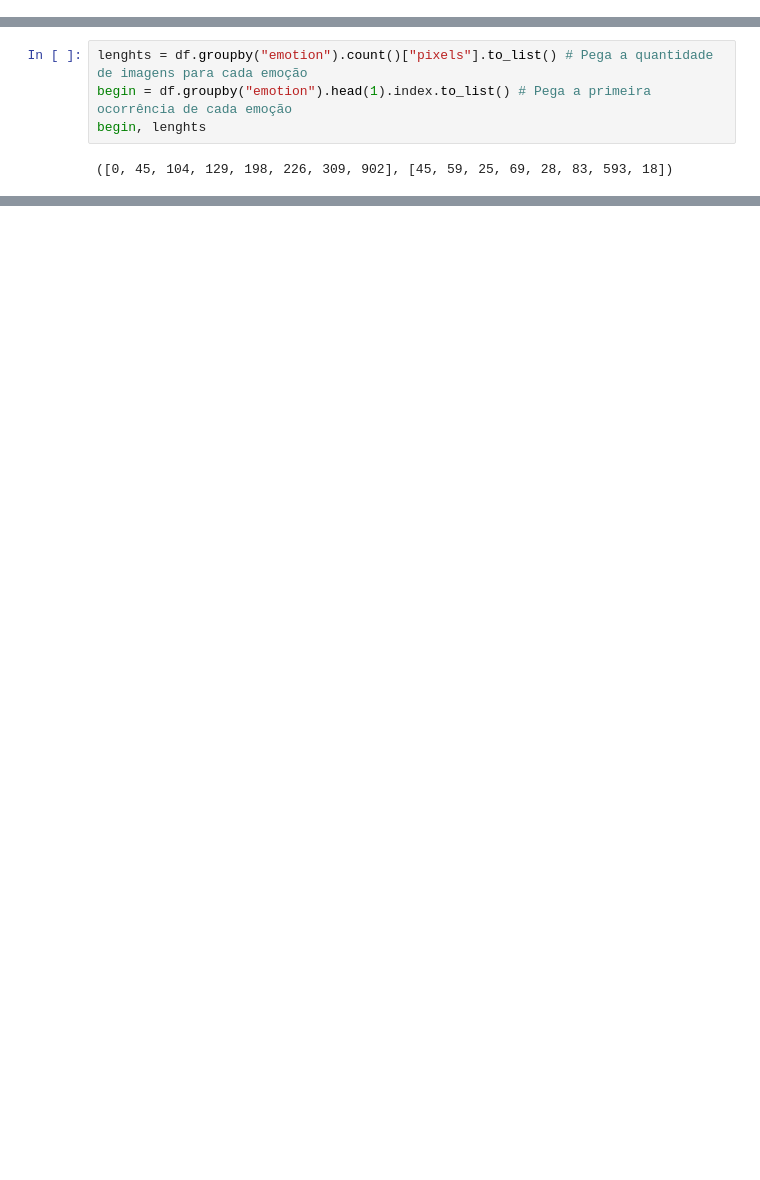
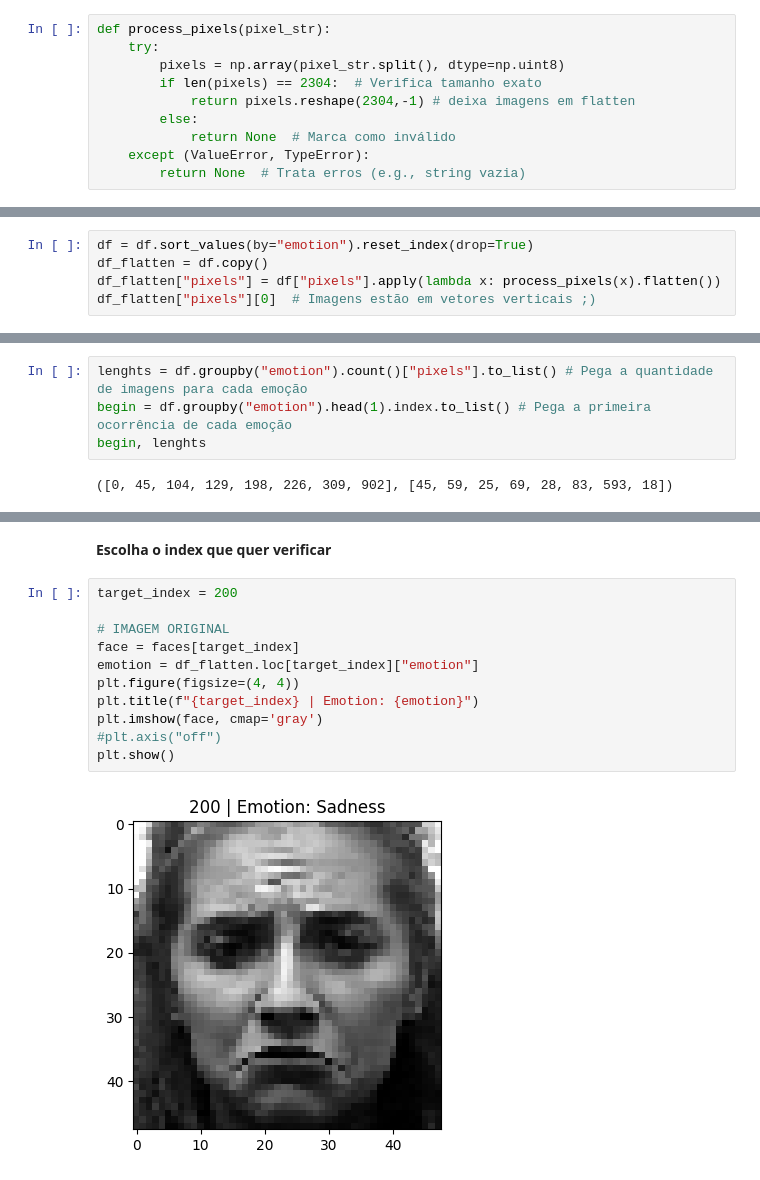
Before and after one commit to mawerneck/Projeto-Final-CoCADa, a Jupyter notebook: script.ipynb, the cells around one changed output, grey strips where cells are left out. Drawn from its saved outputs; the diff is of its cells as text; blank space fills up the shorter version.

```diff
--- a/script.ipynb
+++ b/script.ipynb
@@ -39 +109,11 @@ df["pixels"][0]
+# %%
+def process_pixels(pixel_str):
+    try:
+        pixels = np.array(pixel_str.split(), dtype=np.uint8)
+        if len(pixels) == 2304:  # Verifica tamanho exato
+            return pixels.reshape(2304,-1) # deixa imagens em flatten
+        else:
+            return None  # Marca como inválido
+    except (ValueError, TypeError):
+        return None  # Trata erros (e.g., string vazia)
 # %% [markdown]
@@ -149,0 +121,5 @@ plt.show()
+# %%
+df = df.sort_values(by="emotion").reset_index(drop=True)
+df_flatten = df.copy()
+df_flatten["pixels"] = df["pixels"].apply(lambda x: process_pixels(x).flatten())
+df_flatten["pixels"][0]  # Imagens estão em vetores verticais ;)
@@ -191,0 +175,15 @@ target_index = rd.randint(0, 919)
+# %% [markdown]
+**Escolha o index que quer verificar**
+# %%
+target_index = 200
+
+# IMAGEM ORIGINAL
+face = faces[target_index]
+emotion = df_flatten.loc[target_index]["emotion"]
+plt.figure(figsize=(4, 4))
+plt.title(f"{target_index} | Emotion: {emotion}")
+plt.imshow(face, cmap='gray')
+#plt.axis("off")
+plt.show()
+# %% [output]
+[figure, added]
```
Also changed, not shown: parts of 36 cells of this notebook.
